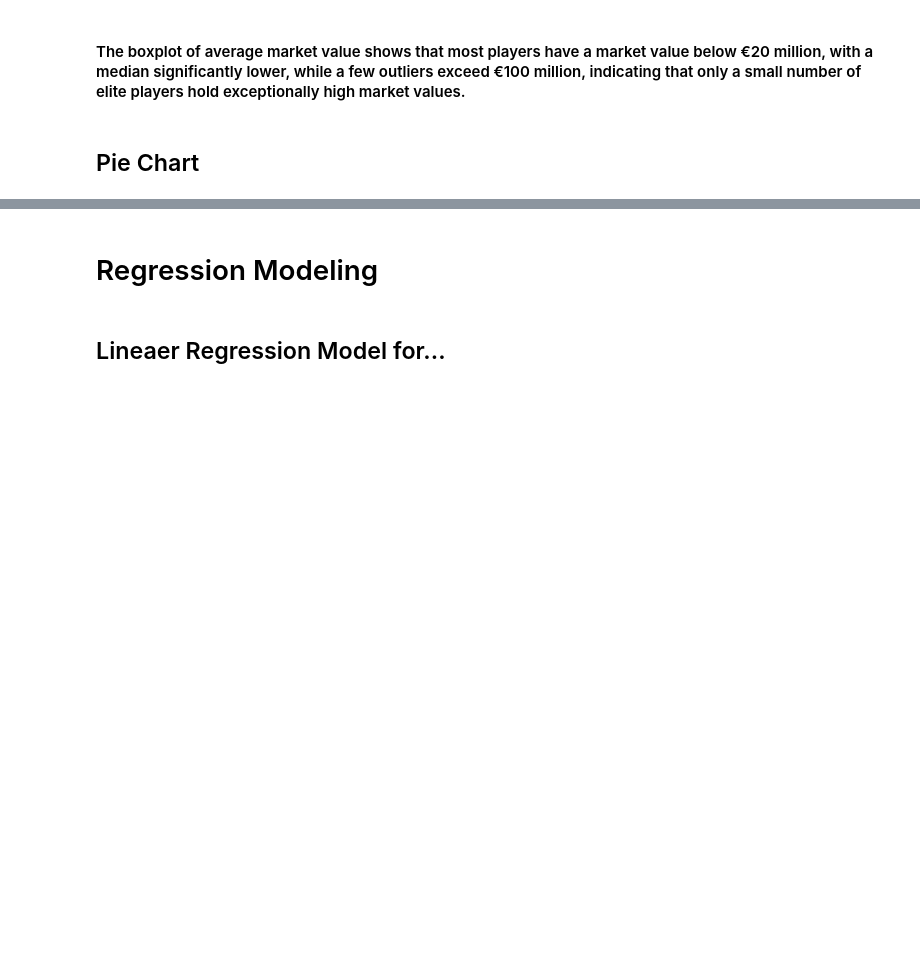
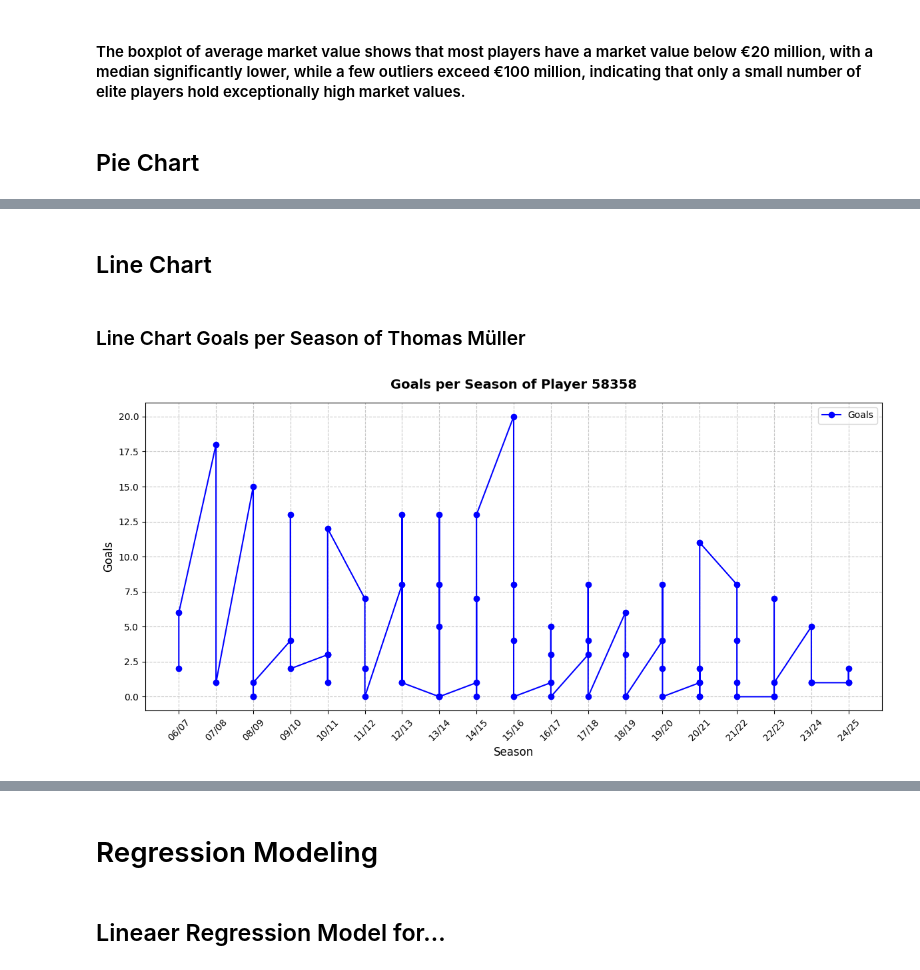
Before and after one commit to loretyan/ProjectDataAnalytics, a Jupyter notebook: Bundesliga.ipynb, the cells around one changed output, grey strips where cells are left out. Drawn from its saved outputs; the diff is of its cells as text; code cells hidden in the pictures; blank space fills up the shorter version.

```diff
--- a/Bundesliga.ipynb
+++ b/Bundesliga.ipynb
@@ -487,0 +496,37 @@ plt.show()
+# %% [markdown]
+## Line Chart
+# %% [markdown]
+### Line Chart Goals per Season of Thomas Müller
+# %%
+# Beispiel für Spieler_id = 58358 (Thomas Müller)
+player_id = 58358
+player_goals = df_seasons[df_seasons['spieler_id'] == player_id].copy()
+
+# Duplikate entfernen
+player_goals = player_goals.drop_duplicates()
+
+# Saisons bereinigen und sortieren
+player_goals['Saison'] = player_goals['Saison'].astype(str).str.replace("'", "").str.strip()
+
+# Saison in Jahreszahlen umwandeln und sortieren
+player_goals['Saison_start'] = player_goals['Saison'].str.split('/').str[0]
+player_goals = player_goals[player_goals['Saison_start'].str.isdigit()]
+player_goals['Saison_start'] = player_goals['Saison_start'].astype(int)
+player_goals = player_goals.sort_values('Saison_start')
+
+# Tore bereinigen
+player_goals['Tore'] = pd.to_numeric(player_goals['Tore'], errors='coerce').fillna(0)
+
+# Plot erstellen
+plt.figure(figsize=(12, 6))
+plt.plot(player_goals['Saison'], player_goals['Tore'], marker='o', linestyle='-', color='blue', label='Goals')
+plt.title(f'Goals per Season of Player {player_id}', fontsize=14, fontweight='bold', pad=15)
+plt.xlabel('Season', fontsize=12)
+plt.ylabel('Goals', fontsize=12)
+plt.xticks(rotation=45)
+plt.grid(True, linestyle='--', alpha=0.7)
+plt.legend()
+plt.tight_layout()
+plt.show()
+# %% [output]
+[figure, added]
```
Also changed, not shown: parts of 9 cells of this notebook.
